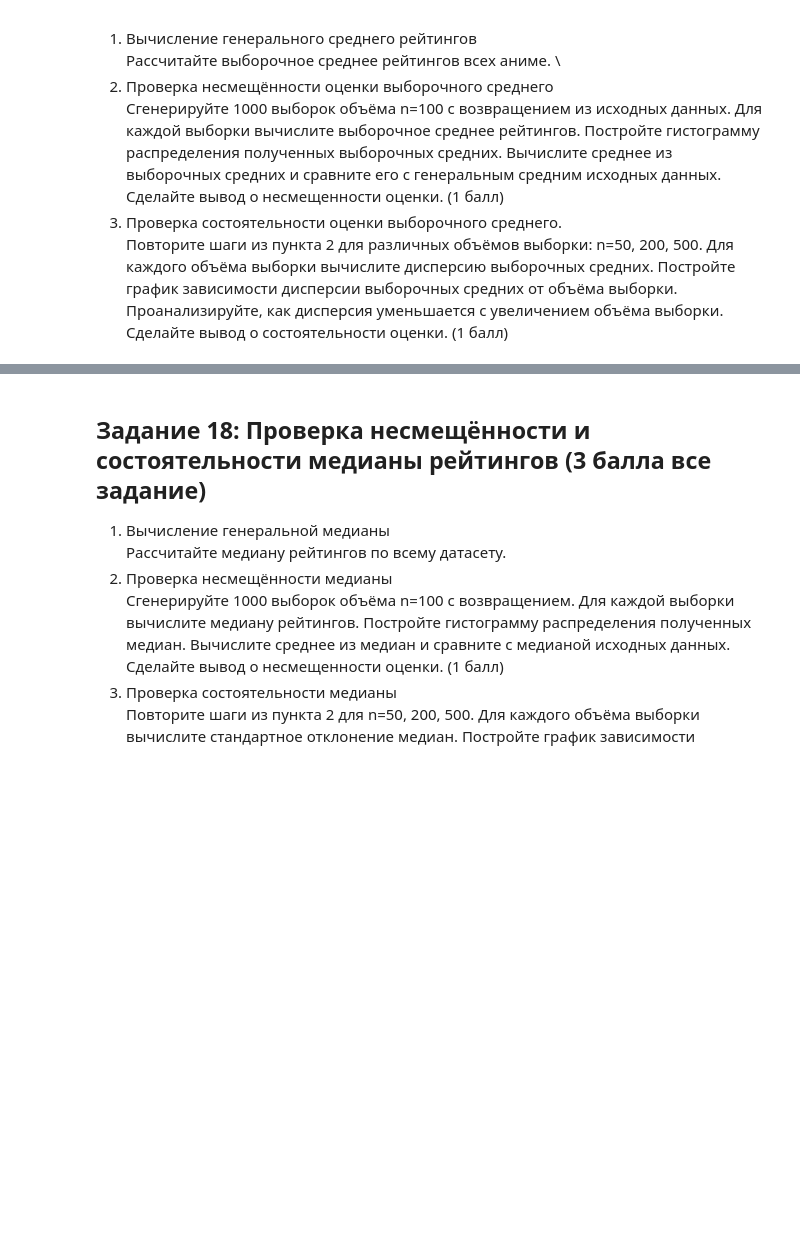
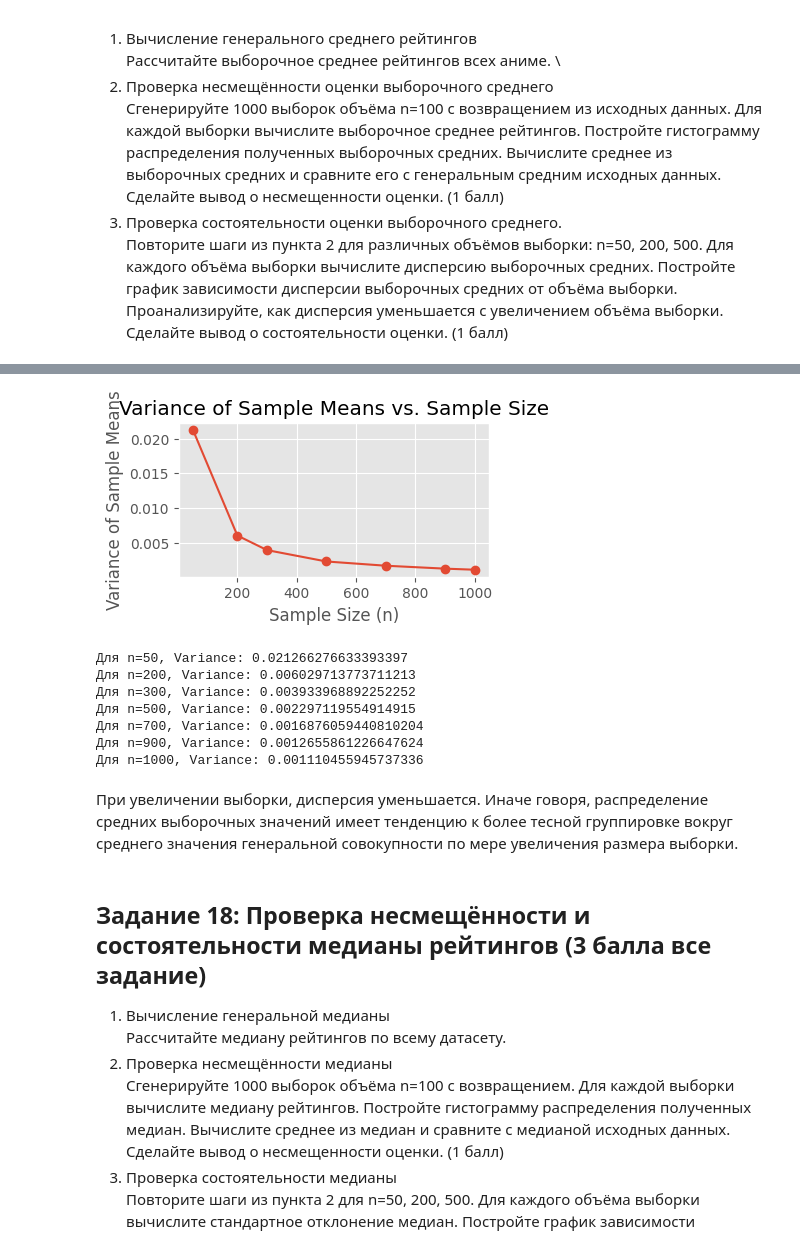
Before and after one commit to Evgenii-Iurin/ITMO, a Jupyter notebook: itmo_math_stat/ITMO_MathStat_HW_1.ipynb, the cells around one changed output, grey strips where cells are left out. Cells and saved outputs as stored; diff of their text form; code cells hidden in the pictures; blank space fills up the shorter version.

```diff
--- a/itmo_math_stat/ITMO_MathStat_HW_1.ipynb
+++ b/itmo_math_stat/ITMO_MathStat_HW_1.ipynb
@@ -922,3 +966,38 @@ df
+# %%
+sample_sizes = [50, 200, 300, 500, 700, 900, 1000]
+n_samples = 1000
+variances = []
+
+for n in sample_sizes:
+    sample_means = []
+    for _ in range(n_samples):
+        sample = np.random.choice(anime['rating'], size=n, replace=True)
+        sample_means.append(np.mean(sample))
+
+    variance_of_sample_means = np.var(sample_means, ddof=1)  # Sample variance (unbiased)
+    variances.append(variance_of_sample_means)
+
+plt.figure(figsize=(4, 2))
+plt.plot(sample_sizes, variances, marker='o')
+plt.title('Variance of Sample Means vs. Sample Size')
+plt.xlabel('Sample Size (n)')
+plt.ylabel('Variance of Sample Means')
+plt.grid(True)
+plt.show()
+
+for i, n in enumerate(sample_sizes):
+    print(f"Для n={n}, Variance: {variances[i]}")
+# %% [output]
+[figure, added]
+Для n=50, Variance: 0.021266276633393397
+Для n=200, Variance: 0.006029713773711213
+Для n=300, Variance: 0.003933968892252252
+Для n=500, Variance: 0.002297119554914915
+Для n=700, Variance: 0.0016876059440810204
+Для n=900, Variance: 0.0012655861226647624
+Для n=1000, Variance: 0.001110455945737336
+# %% [markdown]
+При увеличении выборки, дисперсия уменьшается. Иначе говоря, распределение средних выборочных значений имеет тенденцию к более тесной группировке вокруг среднего значения генеральной совокупности по мере увеличения размера выборки.
 # %% [markdown]
 ## Задание 18: Проверка несмещённости и состоятельности медианы рейтингов (3 балла все задание)
 1. Вычисление генеральной медианы \
```
Also changed, not shown: parts of 12 cells of this notebook.
